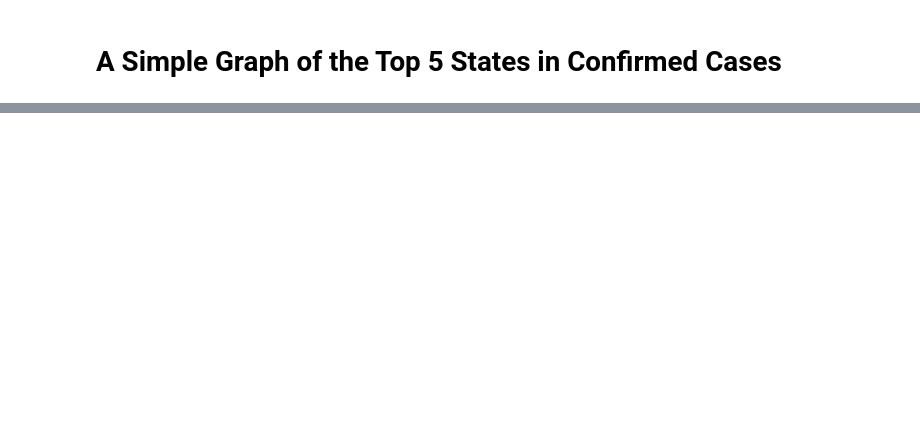
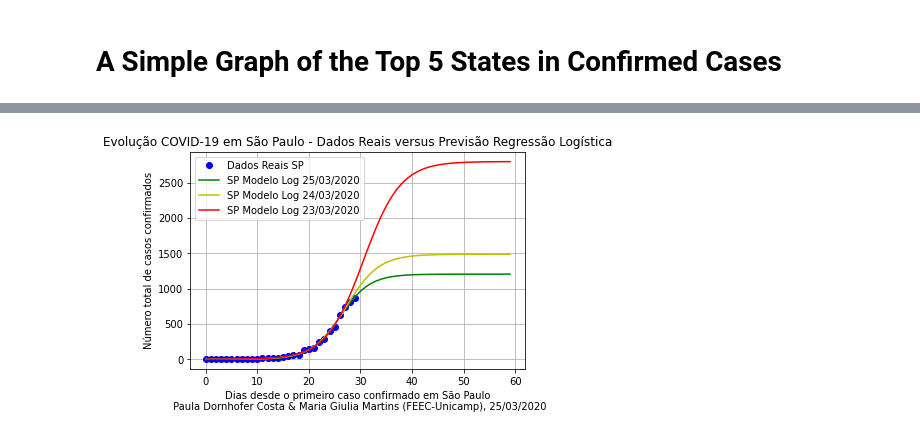
Before and after one commit to pdpcosta/COVID-19_Brazil, a Jupyter notebook: COVID_19_Brasil_States.ipynb, the cells around one changed output, grey strips where cells are left out. Saved outputs shown, nothing was run; the diff lists cells and outputs as text; code cells hidden in the pictures; blank space fills up the shorter version.

```diff
--- a/COVID_19_Brasil_States.ipynb
+++ b/COVID_19_Brasil_States.ipynb
@@ -120,0 +137,20 @@ plt.show()
+# %%
+db2=sp_epidemy.tail(2)['Date'].iloc[0] # 2 days before
+db3=sp_epidemy.tail(3)['Date'].iloc[0] # 3 days before
+
+logfit_sp_db2=curve_fit(logistic_model,np.asarray(range(len(sp_epidemy)-1)),sp_epidemy.loc[sp_epidemy['Date']<=db2,'Confirmed'],p0=[1,1,1])
+logfit_sp_db3=curve_fit(logistic_model,np.asarray(range(len(sp_epidemy)-2)),sp_epidemy.loc[sp_epidemy['Date']<=db3,'Confirmed'],p0=[1,1,1])
+
+plt.title("Evolução COVID-19 em São Paulo - Dados Reais versus Previsão Regressão Logística")
+plt.plot(days1,sp_epidemy['Confirmed'],'ro',label="Dados Reais SP",color="b") #Real data
+plt.plot(days, [logistic_model(i,logfit_sp[0][0],logfit_sp[0][1],logfit_sp[0][2]) for i in days], label="SP Modelo Log 25/03/2020", color = 'g' )#Predicted exponential curve
+plt.plot(days, [logistic_model(i,logfit_sp_db2[0][0],logfit_sp_db2[0][1],logfit_sp_db2[0][2]) for i in days], label="SP Modelo Log 24/03/2020", color = 'y' )#Predicted exponential curve
+plt.plot(days, [logistic_model(i,logfit_sp_db3[0][0],logfit_sp_db3[0][1],logfit_sp_db3[0][2]) for i in days], label="SP Modelo Log 23/03/2020", color = 'r' )#Predicted exponential curve
+plt.grid()
+
+plt.legend(loc="upper left")
+plt.xlabel("Dias desde o primeiro caso confirmado em São Paulo\n Paula Dornhofer Costa & Maria Giulia Martins (FEEC-Unicamp), 25/03/2020")
+plt.ylabel("Número total de casos confirmados")
+plt.show()
+# %% [output]
+[figure, added]
```
Also changed, not shown: parts of 6 cells of this notebook.
